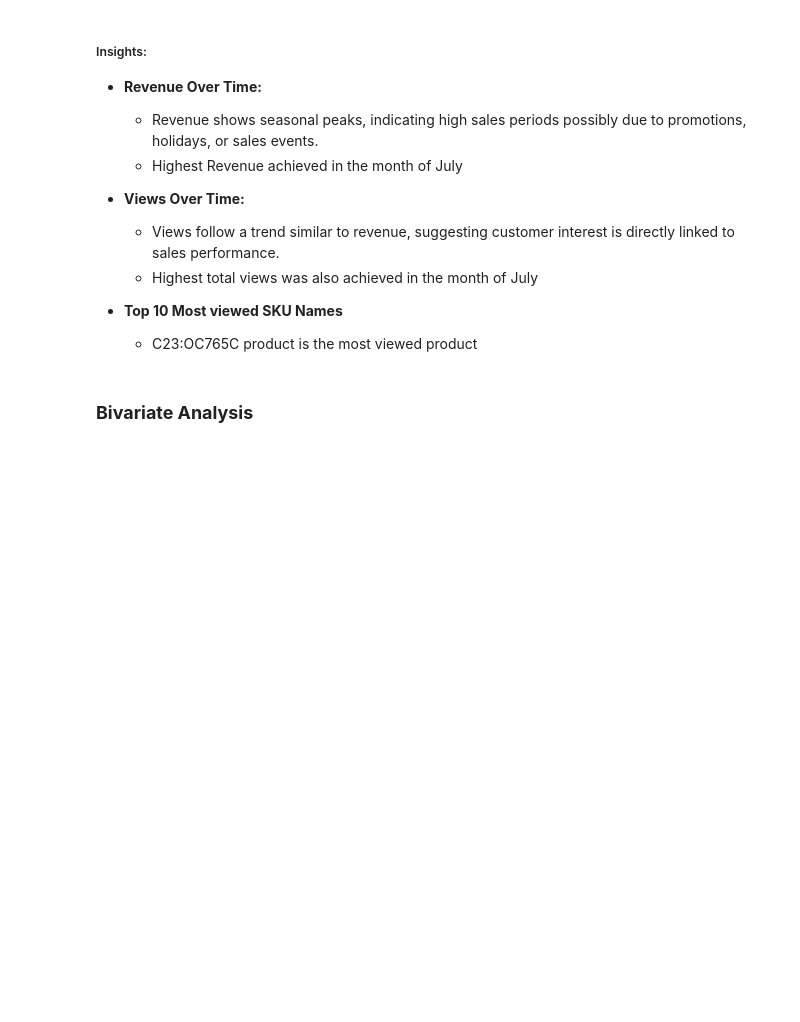
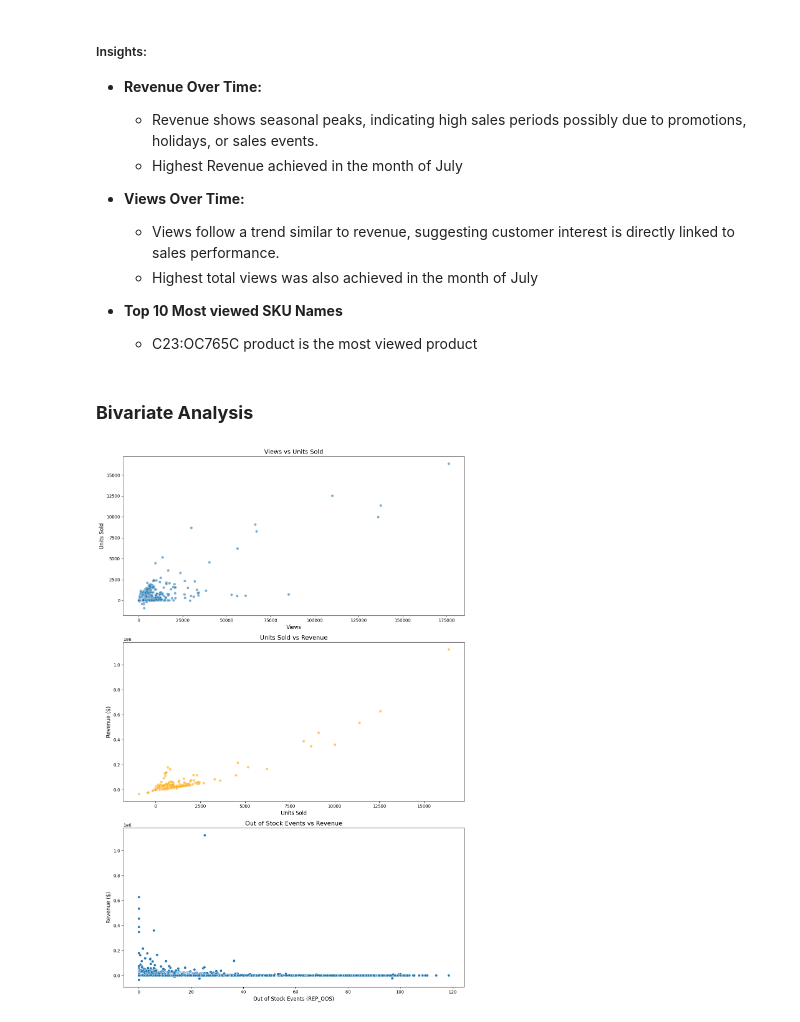
Before and after one commit to mohithsaran/GurujiAstroAssignment, a Jupyter notebook: Sales_Analytics.ipynb, the cells around one changed output. Saved outputs shown, nothing was run; the diff lists cells and outputs as text; code cells hidden in the pictures; blank space fills up the shorter version.

```diff
--- a/Sales_Analytics.ipynb
+++ b/Sales_Analytics.ipynb
@@ -452,3 +459,28 @@ plt.show()
     - C23:OC765C product is the most viewed product
 # %% [markdown]
 ### **Bivariate Analysis**
+# %%
+fig, axes = plt.subplots(3, 1, figsize=(12, 18))
+
+# 1. Relationship between Views and Units Sold
+sns.scatterplot(data=merged_data, x='VIEWS', y='ORDERED_UNITS', ax=axes[0], alpha=0.6)
+axes[0].set_title('Views vs Units Sold', fontsize=14)
+axes[0].set_xlabel('Views', fontsize=12)
+axes[0].set_ylabel('Units Sold', fontsize=12)
+
+# 2. Revenue vs Units Sold
+sns.scatterplot(data=merged_data, x='ORDERED_UNITS', y='ORDERED_REVENUE', ax=axes[1], alpha=0.6, color='orange')
+axes[1].set_title('Units Sold vs Revenue', fontsize=14)
+axes[1].set_xlabel('Units Sold', fontsize=12)
+axes[1].set_ylabel('Revenue ($)', fontsize=12)
+
+# 3. Out of Stock Events (REP_OOS) vs Revenue
+sns.scatterplot(data=merged_data, x='REP_OOS', y='ORDERED_REVENUE', ax=axes[2])
+axes[2].set_title('Out of Stock Events vs Revenue', fontsize=14)
+axes[2].set_xlabel('Out of Stock Events (REP_OOS)', fontsize=12)
+axes[2].set_ylabel('Revenue ($)', fontsize=12)
+
+plt.tight_layout()
+plt.show()
+# %% [output]
+[figure, added]
```
Also changed, not shown: parts of 13 cells of this notebook.
